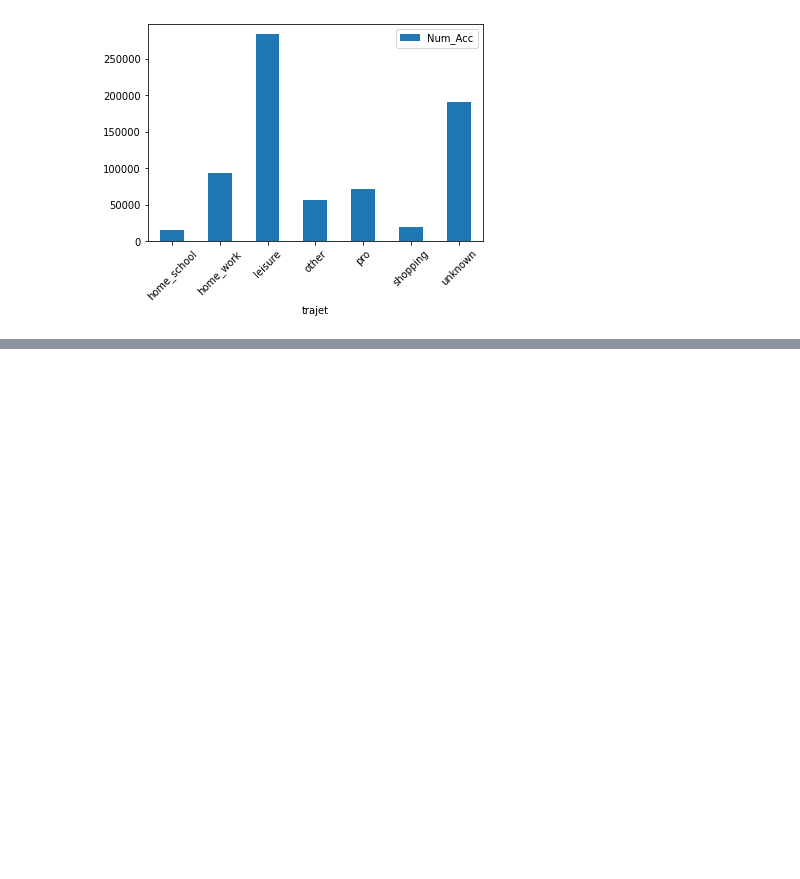
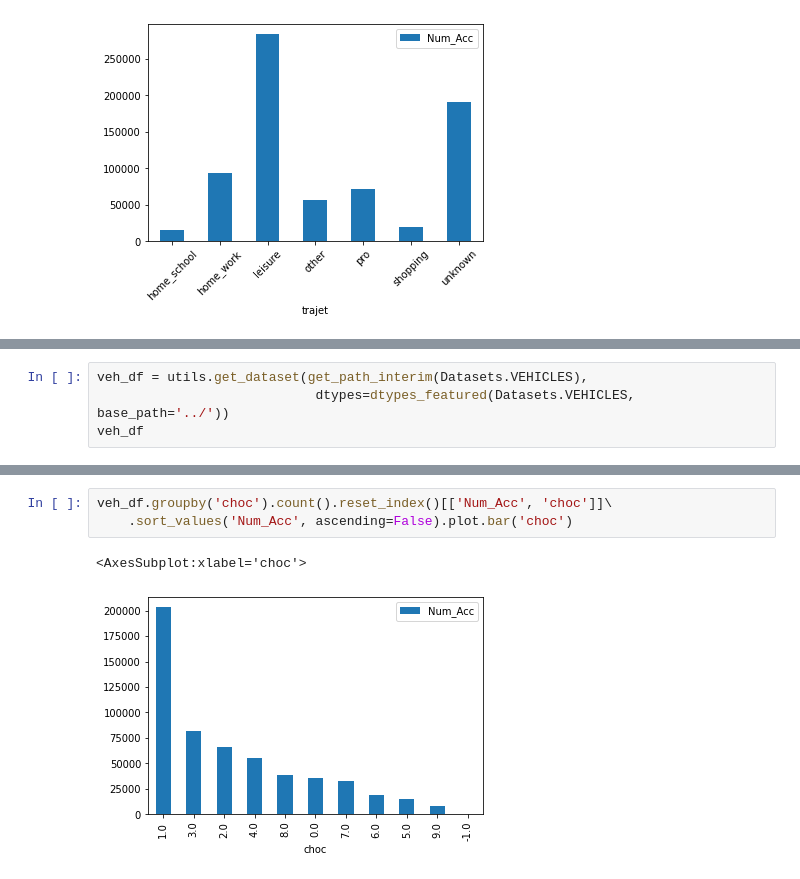
Before and after one commit to thomas-marquis/datascience-securite-routiere, a Jupyter notebook: notebooks/1.1-tm-description.ipynb, the cells around one changed output, grey strips where cells are left out. Drawn from its saved outputs; the diff is of its cells as text; blank space fills up the shorter version.

```diff
--- a/notebooks/1.1-tm-description.ipynb
+++ b/notebooks/1.1-tm-description.ipynb
@@ -146,0 +152,4 @@ vic_df.groupby(by='trajet').count().reset_index()[['trajet', 'Num_Acc']].plot.ba
+# %%
+veh_df = utils.get_dataset(get_path_interim(Datasets.VEHICLES),
+                            dtypes=dtypes_featured(Datasets.VEHICLES, base_path='../'))
+veh_df
@@ -146,0 +186,6 @@ vic_df.groupby(by='trajet').count().reset_index()[['trajet', 'Num_Acc']].plot.ba
+# %%
+veh_df.groupby('choc').count().reset_index()[['Num_Acc', 'choc']]\
+    .sort_values('Num_Acc', ascending=False).plot.bar('choc')
+# %% [output]
+<AxesSubplot:xlabel='choc'>
+[figure, added]
```
Also changed, not shown: parts of 10 cells of this notebook.
